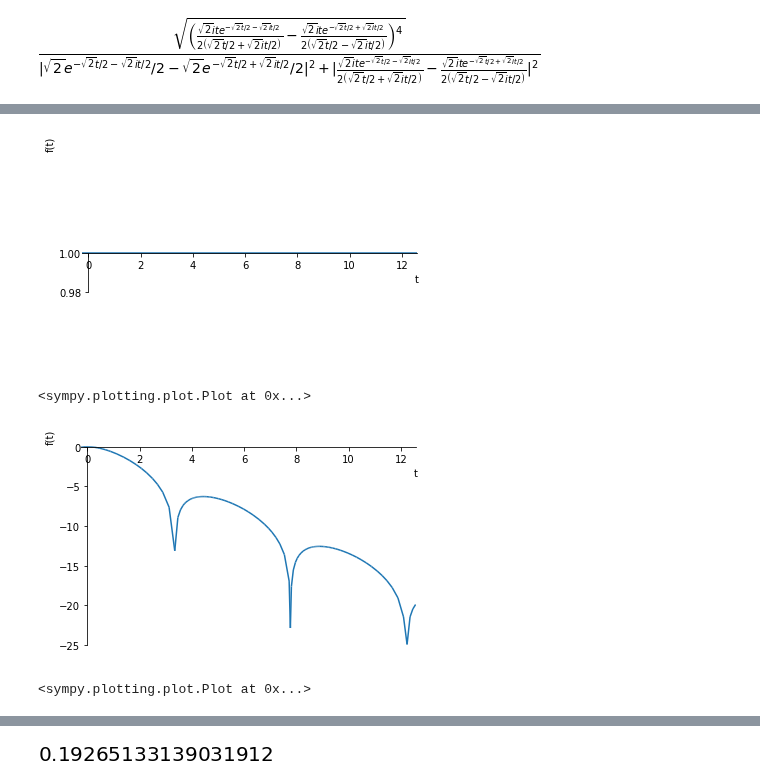
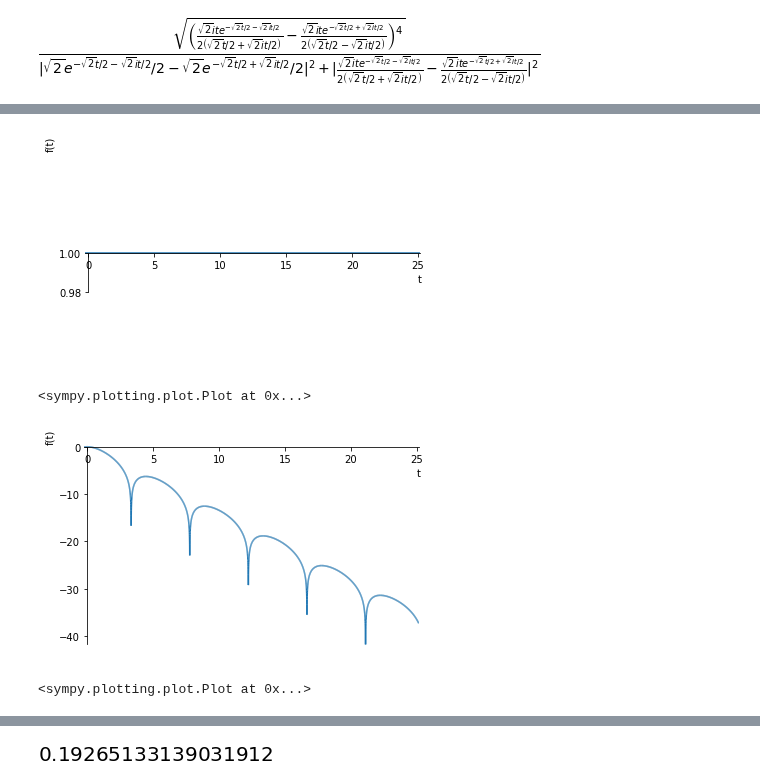
Before and after one commit to gderosa/timeq, a Jupyter notebook: comp/jupyter/detect.ipynb, the cells around one changed output, grey strips where cells are left out. Saved outputs shown, nothing was run; the diff lists cells and outputs as text; code cells hidden in the pictures.

```diff
--- a/comp/jupyter/detect.ipynb
+++ b/comp/jupyter/detect.ipynb
@@ -89,11 +89,11 @@ plot(prob_1_detect(t),(t, -0.25, 4*pi))
 <sympy.plotting.plot.Plot at 0x...>
 # %%
-plot(prob_0_detect(t) + prob_1_detect(t),(t, -0.25, 4*pi))
+plot(prob_0_detect(t) + prob_1_detect(t),(t, -0.25, 8*pi))
 # %% [output]
-[figure, old version]
+[figure, new version]
 <sympy.plotting.plot.Plot at 0x...>
 # %%
-plot(log(abs(non_unitary_psi(t)[0]**2)), (t, -0.25, 4*pi))
+plot(log(abs(non_unitary_psi(t)[0]**2)), (t, -0.25, 8*pi), adaptive=False, nb_of_points=5000)
 # %% [output]
-[figure, old version]
+[figure, new version]
 <sympy.plotting.plot.Plot at 0x...>
```
Also changed, not shown: parts of 6 cells of this notebook.
